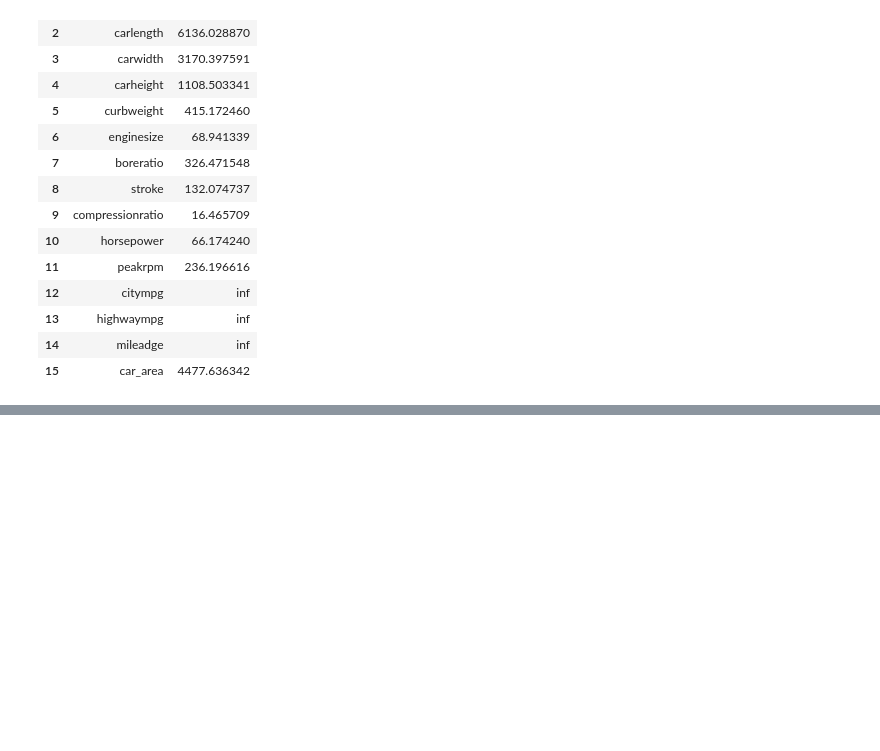
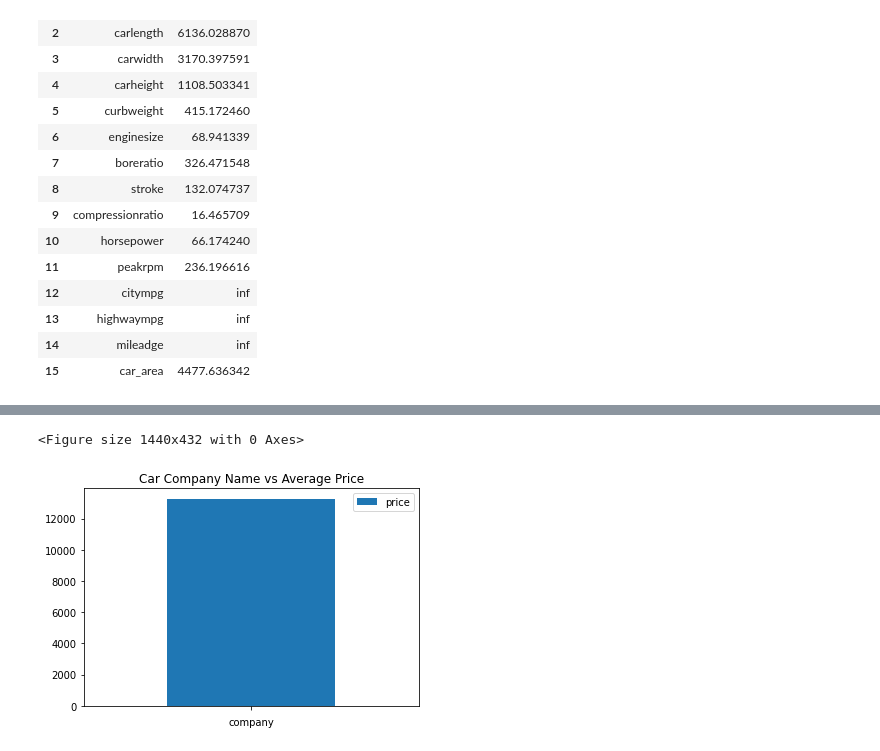
Before and after one commit to pdpranavkumar/Machine-Learning-Models, a Jupyter notebook: guided_project_linear_regression_.ipynb, the cells around one changed output, grey strips where cells are left out. Saved outputs shown, nothing was run; the diff lists cells and outputs as text; code cells hidden in the pictures; blank space fills up the shorter version.

```diff
--- a/guided_project_linear_regression_.ipynb
+++ b/guided_project_linear_regression_.ipynb
@@ -241,0 +357,10 @@ calc_vif(dataset[[i for i in dataset.describe().columns if i not in ['car_ID','p
+# %%
+plt.figure(figsize=(20, 6))
+
+df_autox = pd.DataFrame(dataset.groupby(['company'])['price'].mean().sort_values(ascending = False))
+df_autox.plot.bar()
+plt.title('Car Company Name vs Average Price')
+plt.show()
+# %% [output]
+<Figure size 1440x432 with 0 Axes>
+[figure, added]
```
Also changed, not shown: parts of 32 cells of this notebook.
